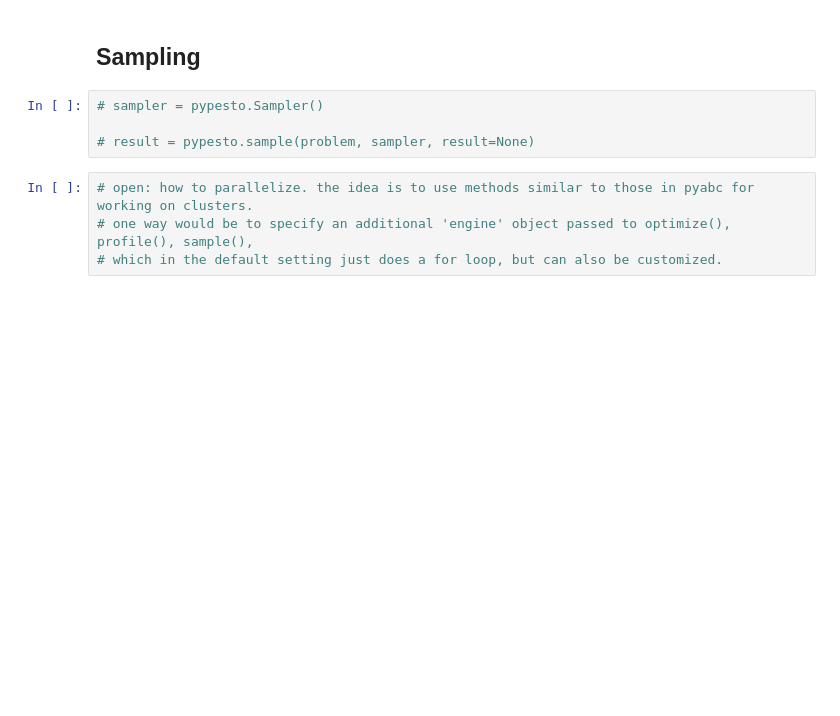
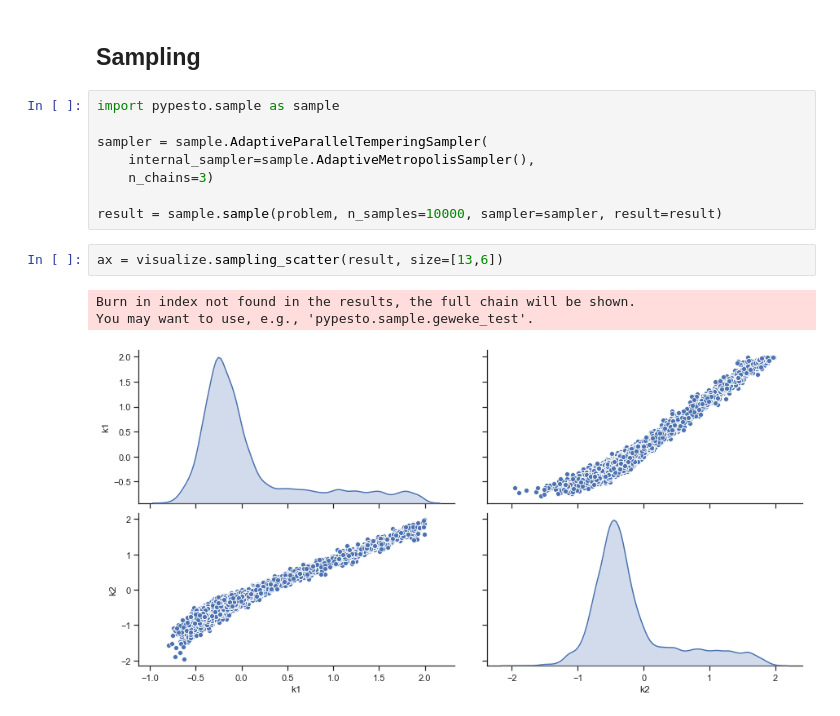
Before and after one commit to ICB-DCM/pyPESTO, a Jupyter notebook: doc/example/conversion_reaction.ipynb, the cells around one changed output. Drawn from its saved outputs; the diff is of its cells as text; blank space fills up the shorter version.

```diff
--- a/doc/example/conversion_reaction.ipynb
+++ b/doc/example/conversion_reaction.ipynb
@@ -118,10 +103,16 @@ visualize.parameters(result)
 # %% [markdown]
 ## Sampling
-# %%
-# sampler = pypesto.Sampler()
-
-# result = pypesto.sample(problem, sampler, result=None)
-# %%
-# open: how to parallelize. the idea is to use methods similar to those in pyabc for working on clusters.
-# one way would be to specify an additional 'engine' object passed to optimize(), profile(), sample(),
-# which in the default setting just does a for loop, but can also be customized.
+# %%
+import pypesto.sample as sample
+
+sampler = sample.AdaptiveParallelTemperingSampler(
+    internal_sampler=sample.AdaptiveMetropolisSampler(),
+    n_chains=3)
+
+result = sample.sample(problem, n_samples=10000, sampler=sampler, result=result)
+# %%
+ax = visualize.sampling_scatter(result, size=[13,6])
+# %% [output]
+Burn in index not found in the results, the full chain will be shown.
+You may want to use, e.g., 'pypesto.sample.geweke_test'.
+[figure, added]
```
Also changed, not shown: parts of 9 cells of this notebook, 1 other file.
